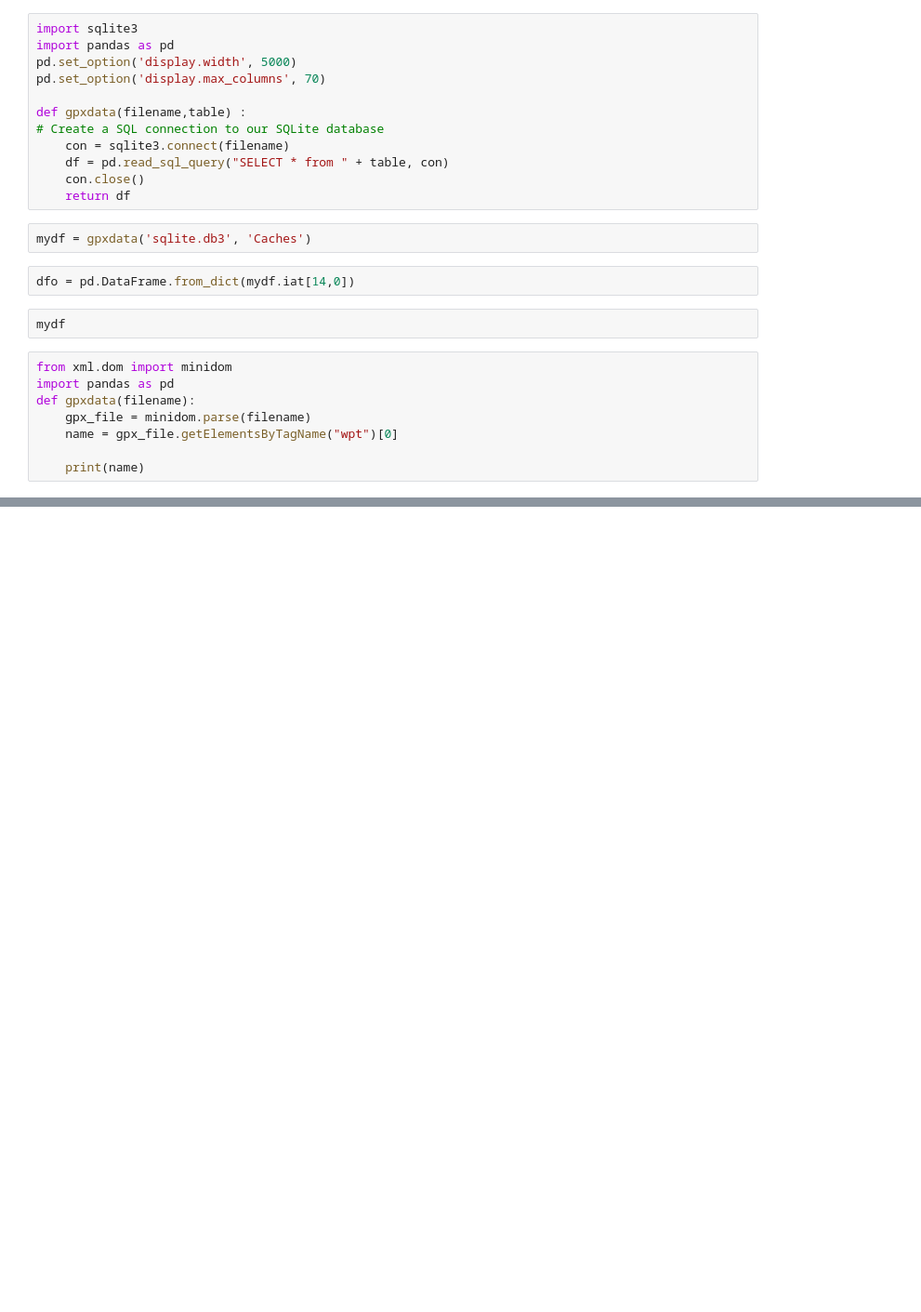
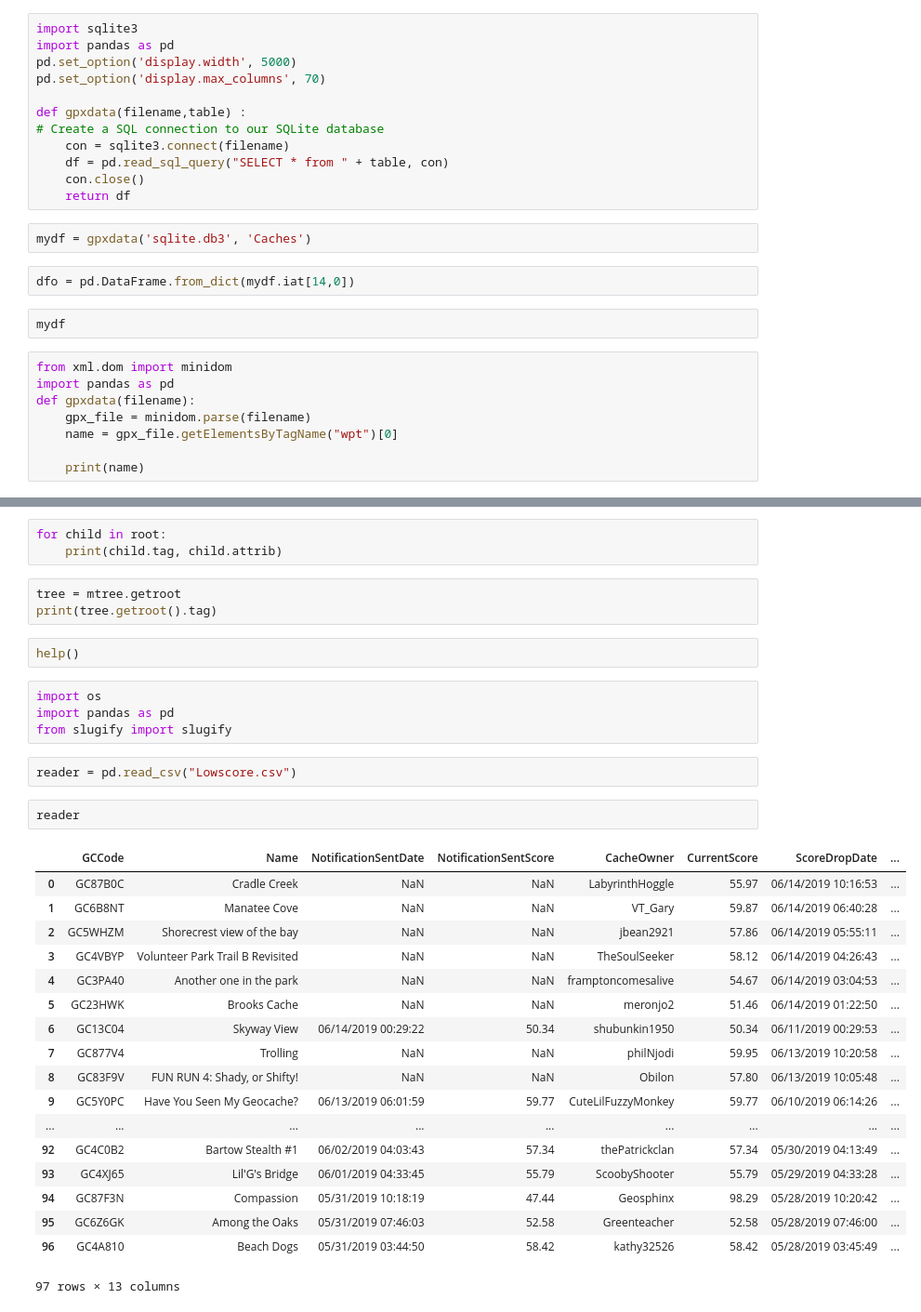
Before and after one commit to lbase/notbooks, a Jupyter notebook: gpxWork.ipynb, the cells around one changed output, grey strips where cells are left out. Shown at 93% size. Cells and saved outputs as stored; diff of their text form; blank space fills up the shorter version.

```diff
--- a/gpxWork.ipynb
+++ b/gpxWork.ipynb
@@ -176,0 +200,35 @@ for wpt in gpx :
+# %%
+for child in root:
+    print(child.tag, child.attrib)
+# %%
+tree = mtree.getroot
+print(tree.getroot().tag)
+# %%
+help()
+# %%
+import os
+import pandas as pd
+from slugify import slugify
+# %%
+reader = pd.read_csv("Lowscore.csv")
+# %%
+reader
+# %% [output]
+|  | GCCode | Name | NotificationSentDate | NotificationSentScore | CacheOwner | CurrentScore | ScoreDropDate | ... |
+| 0 | GC87B0C | Cradle Creek | NaN | NaN | LabyrinthHoggle | 55.97 | 06/14/2019 10:16:53 | ... |
+| 1 | GC6B8NT | Manatee Cove | NaN | NaN | VT_Gary | 59.87 | 06/14/2019 06:40:28 | ... |
+| 2 | GC5WHZM | Shorecrest view of the bay | NaN | NaN | jbean2921 | 57.86 | 06/14/2019 05:55:11 | ... |
+| 3 | GC4VBYP | Volunteer Park Trail B Revisited | NaN | NaN | TheSoulSeeker | 58.12 | 06/14/2019 04:26:43 | ... |
+| 4 | GC3PA40 | Another one in the park | NaN | NaN | framptoncomesalive | 54.67 | 06/14/2019 03:04:53 | ... |
+| 5 | GC23HWK | Brooks Cache | NaN | NaN | meronjo2 | 51.46 | 06/14/2019 01:22:50 | ... |
+| 6 | GC13C04 | Skyway View | 06/14/2019 00:29:22 | 50.34 | shubunkin1950 | 50.34 | 06/11/2019 00:29:53 | ... |
+| 7 | GC877V4 | Trolling | NaN | NaN | philNjodi | 59.95 | 06/13/2019 10:20:58 | ... |
+| 8 | GC83F9V | FUN RUN 4: Shady, or Shifty! | NaN | NaN | Obilon | 57.80 | 06/13/2019 10:05:48 | ... |
+| 9 | GC5Y0PC | Have You Seen My Geocache? | 06/13/2019 06:01:59 | 59.77 | CuteLilFuzzyMonkey | 59.77 | 06/10/2019 06:14:26 | ... |
+| ... | ... | ... | ... | ... | ... | ... | ... | ... |
+| 92 | GC4C0B2 | Bartow Stealth #1 | 06/02/2019 04:03:43 | 57.34 | thePatrickclan | 57.34 | 05/30/2019 04:13:49 | ... |
+| 93 | GC4XJ65 | Lil'G's Bridge | 06/01/2019 04:33:45 | 55.79 | ScoobyShooter | 55.79 | 05/29/2019 04:33:28 | ... |
+| 94 | GC87F3N | Compassion | 05/31/2019 10:18:19 | 47.44 | Geosphinx | 98.29 | 05/28/2019 10:20:42 | ... |
+| 95 | GC6Z6GK | Among the Oaks | 05/31/2019 07:46:03 | 52.58 | Greenteacher | 52.58 | 05/28/2019 07:46:00 | ... |
+| 96 | GC4A810 | Beach Dogs | 05/31/2019 03:44:50 | 58.42 | kathy32526 | 58.42 | 05/28/2019 03:45:49 | ... |
+97 rows × 13 columns
```
Also changed, not shown: parts of 15 cells of this notebook, 4 other files.
